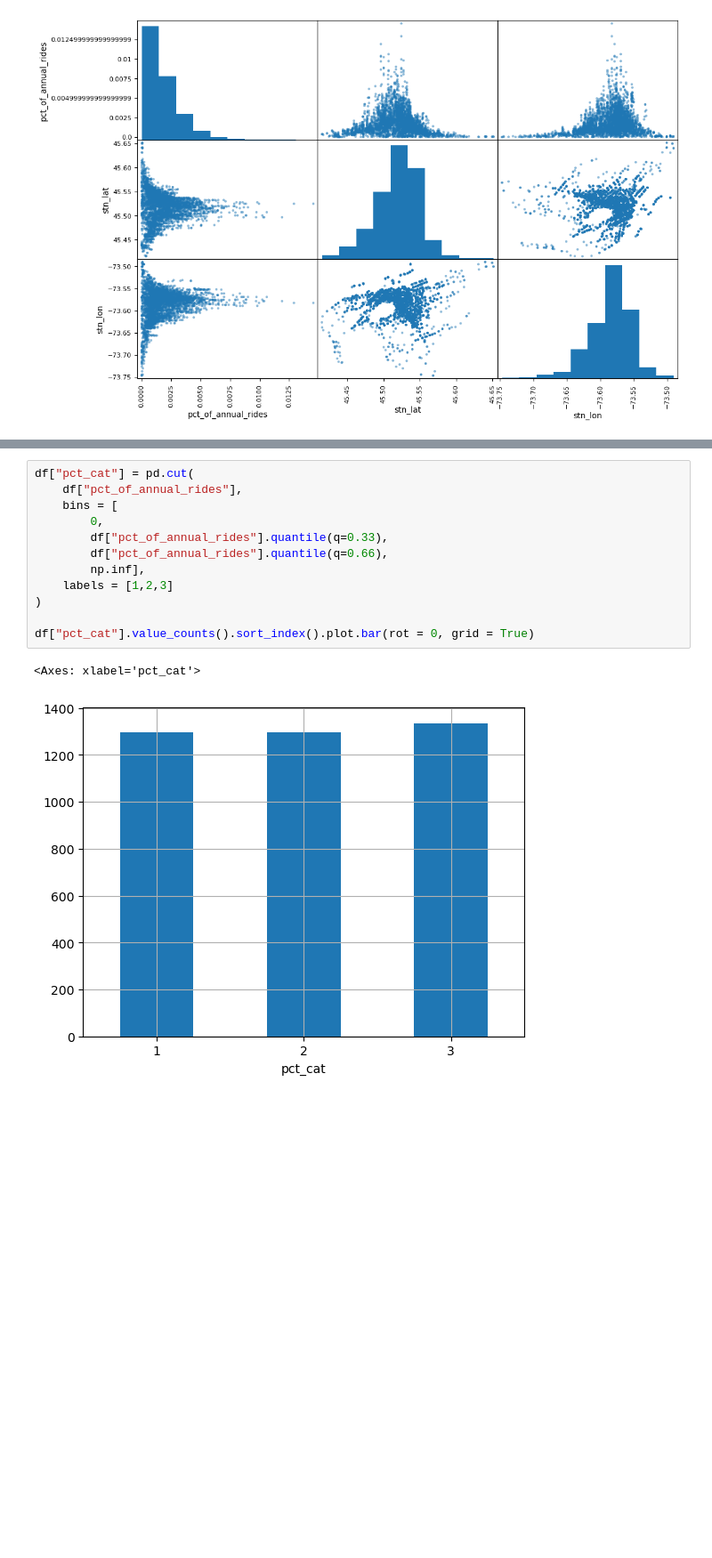
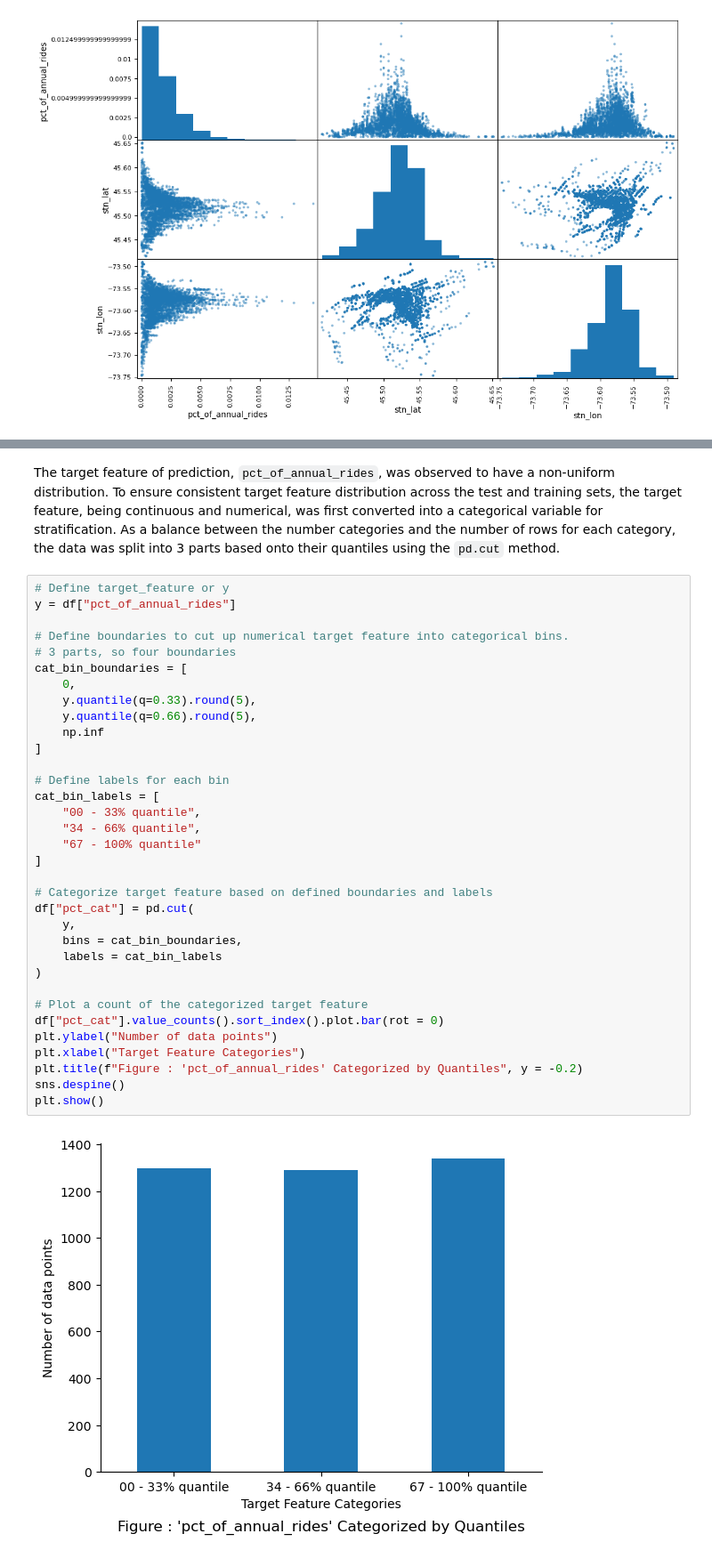
Before and after one commit to andrewyewcy/velocipede, a Jupyter notebook: 21_notebooks/030_modelling_with_location.ipynb, the cells around one changed output, grey strips where cells are left out. Shown: that part at 89% size. Saved outputs shown, nothing was run; the diff lists cells and outputs as text; blank space fills up the shorter version.

```diff
--- a/21_notebooks/030_modelling_with_location.ipynb
+++ b/21_notebooks/030_modelling_with_location.ipynb
@@ -355,15 +326,38 @@ plt.show()
+# %% [markdown]
+The target feature of prediction, `pct_of_annual_rides`, was observed to have a non-uniform distribution. To ensure consistent target feature distribution across the test and training sets, the target feature, being continuous and numerical, was first converted into a categorical variable for stratification. As a balance between the number categories and the number of rows for each category, the data was split into 3 parts based onto their quantiles using the `pd.cut` method.
 # %%
+# Define target_feature or y
+y = df["pct_of_annual_rides"]
+
+# Define boundaries to cut up numerical target feature into categorical bins.
+# 3 parts, so four boundaries
+cat_bin_boundaries = [
+    0,
+    y.quantile(q=0.33).round(5),
+    y.quantile(q=0.66).round(5),
+    np.inf
+]
+
+# Define labels for each bin
+cat_bin_labels = [
+    "00 - 33% quantile",
+    "34 - 66% quantile",
+    "67 - 100% quantile"
+]
+
+# Categorize target feature based on defined boundaries and labels
 df["pct_cat"] = pd.cut(
-    df["pct_of_annual_rides"],
-    bins = [
-        0,
-        df["pct_of_annual_rides"].quantile(q=0.33),
-        df["pct_of_annual_rides"].quantile(q=0.66),
-        np.inf],
-    labels = [1,2,3]
+    y,
+    bins = cat_bin_boundaries,
+    labels = cat_bin_labels
 )
 
-df["pct_cat"].value_counts().sort_index().plot.bar(rot = 0, grid = True)
+# Plot a count of the categorized target feature
+df["pct_cat"].value_counts().sort_index().plot.bar(rot = 0)
+plt.ylabel("Number of data points")
+plt.xlabel("Target Feature Categories")
+plt.title(f"Figure : 'pct_of_annual_rides' Categorized by Quantiles", y = -0.2)
+sns.despine()
+plt.show()
 # %% [output]
-<Axes: xlabel='pct_cat'>
-[figure, old version]
+[figure, new version]
```
Also changed, not shown: parts of 56 cells of this notebook, 1 other file.
